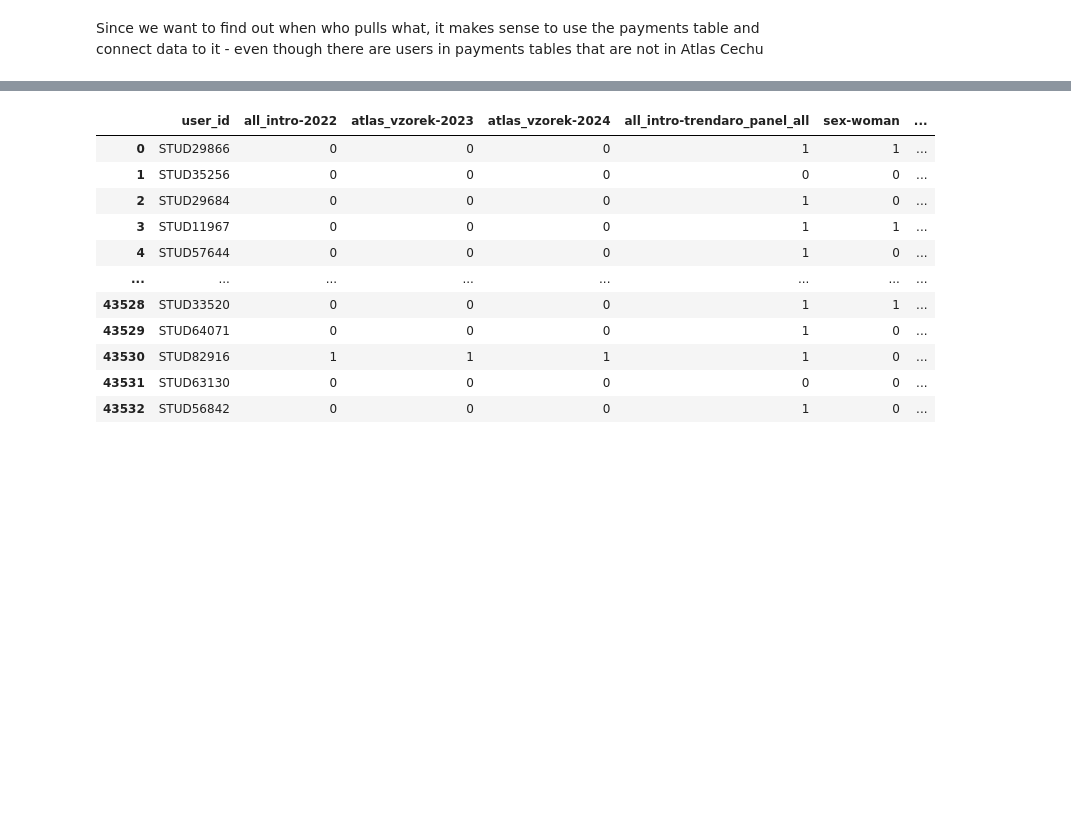
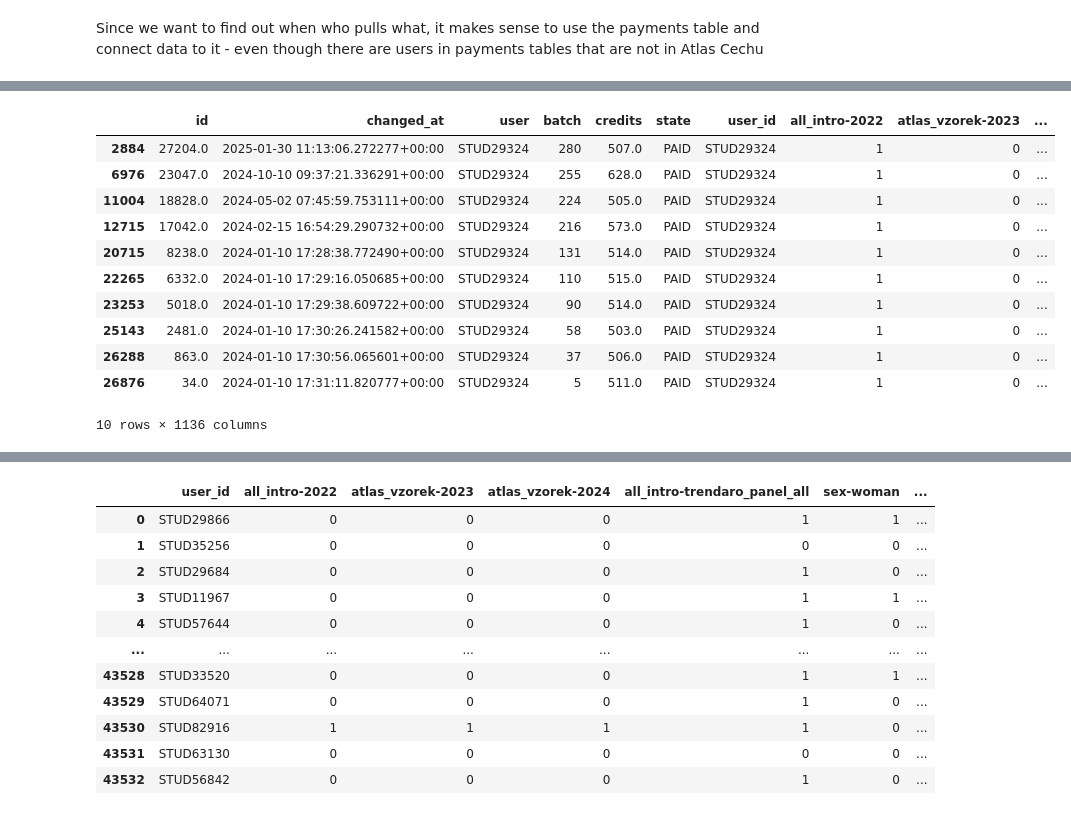
Before and after one commit to vuva00/DP-DataEight, a Jupyter notebook: sandbox/data-prep&modeling.ipynb, the cells around one changed output, grey strips where cells are left out. Cells and saved outputs as stored; diff of their text form; code cells hidden in the pictures; blank space fills up the shorter version.

Commit message:
add model and new data cleaning into data-prep&modeling notebook

```diff
--- a/sandbox/data-prep&modeling.ipynb
+++ b/sandbox/data-prep&modeling.ipynb
@@ -120,0 +121,9 @@ df_payments
+# %%
+df_merge_full = pd.merge(df_payments_cleaned, df_atlas, how='inner', left_on='user', right_on='user_id')
+df_merge_full.rename(columns={'credits_x':'credits_payments', 'credits_y':'credits_credits'})
+df_merge_full = pd.get_dummies(df_merge_full, columns=['type'], drop_first=True)
+df_merge_full = df_merge_full.astype({col: int for col in df_merge_full.select_dtypes(include='bool').columns})
+
+df_merge_full = df_merge_full[df_merge_full['state']!='CANCELLED']
+
+# df_merge_full.to_csv('../data_output/df_merge_full.csv')
@@ -120,0 +155,15 @@ df_payments
+# %%
+df_merge_full[df_merge_full['user']=='STUD29324']
+# %% [output]
+|  | id | changed_at | user | batch | credits | state | user_id | all_intro-2022 | atlas_vzorek-2023 | ... |
+| 2884 | 27204.0 | 2025-01-30 11:13:06.272277+00:00 | STUD29324 | 280 | 507.0 | PAID | STUD29324 | 1 | 0 | ... |
+| 6976 | 23047.0 | 2024-10-10 09:37:21.336291+00:00 | STUD29324 | 255 | 628.0 | PAID | STUD29324 | 1 | 0 | ... |
+| 11004 | 18828.0 | 2024-05-02 07:45:59.753111+00:00 | STUD29324 | 224 | 505.0 | PAID | STUD29324 | 1 | 0 | ... |
+| 12715 | 17042.0 | 2024-02-15 16:54:29.290732+00:00 | STUD29324 | 216 | 573.0 | PAID | STUD29324 | 1 | 0 | ... |
+| 20715 | 8238.0 | 2024-01-10 17:28:38.772490+00:00 | STUD29324 | 131 | 514.0 | PAID | STUD29324 | 1 | 0 | ... |
+| 22265 | 6332.0 | 2024-01-10 17:29:16.050685+00:00 | STUD29324 | 110 | 515.0 | PAID | STUD29324 | 1 | 0 | ... |
+| 23253 | 5018.0 | 2024-01-10 17:29:38.609722+00:00 | STUD29324 | 90 | 514.0 | PAID | STUD29324 | 1 | 0 | ... |
+| 25143 | 2481.0 | 2024-01-10 17:30:26.241582+00:00 | STUD29324 | 58 | 503.0 | PAID | STUD29324 | 1 | 0 | ... |
+| 26288 | 863.0 | 2024-01-10 17:30:56.065601+00:00 | STUD29324 | 37 | 506.0 | PAID | STUD29324 | 1 | 0 | ... |
+| 26876 | 34.0 | 2024-01-10 17:31:11.820777+00:00 | STUD29324 | 5 | 511.0 | PAID | STUD29324 | 1 | 0 | ... |
+10 rows × 1136 columns
```
Also changed, not shown: parts of 30 cells of this notebook, 6 other files.
